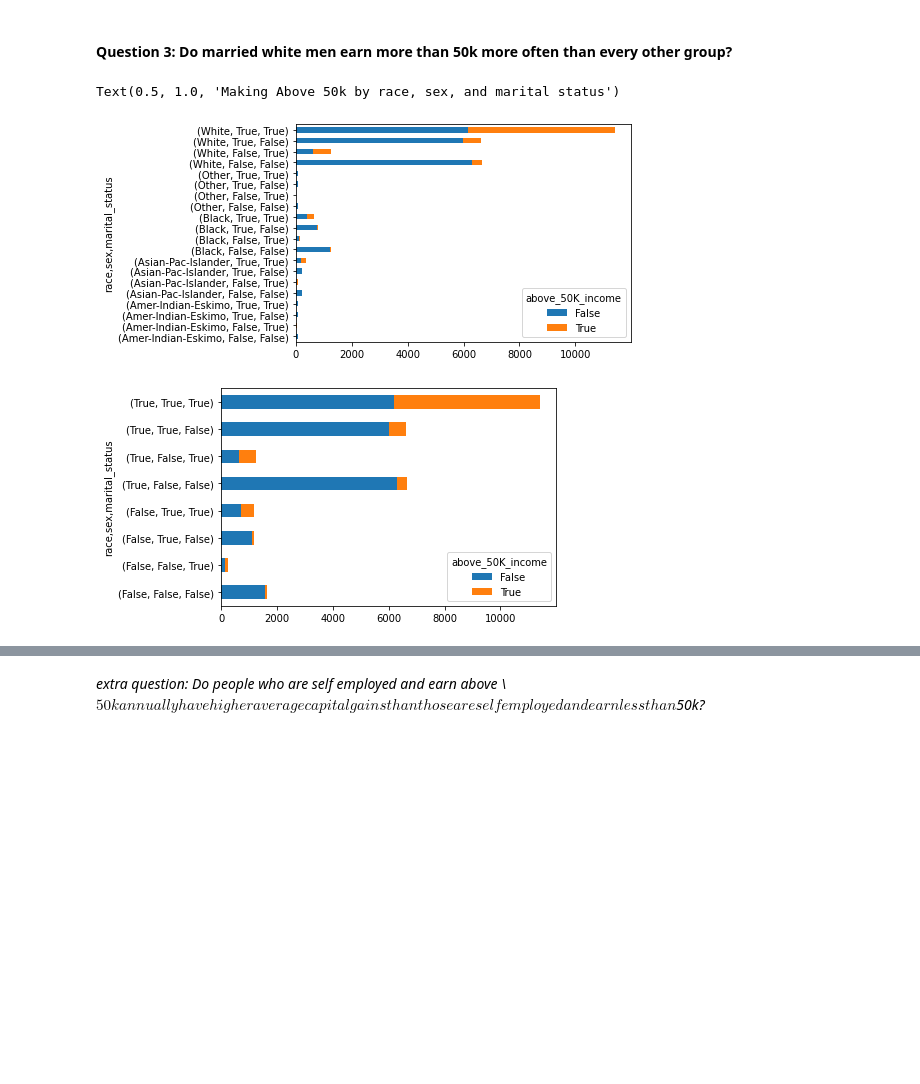
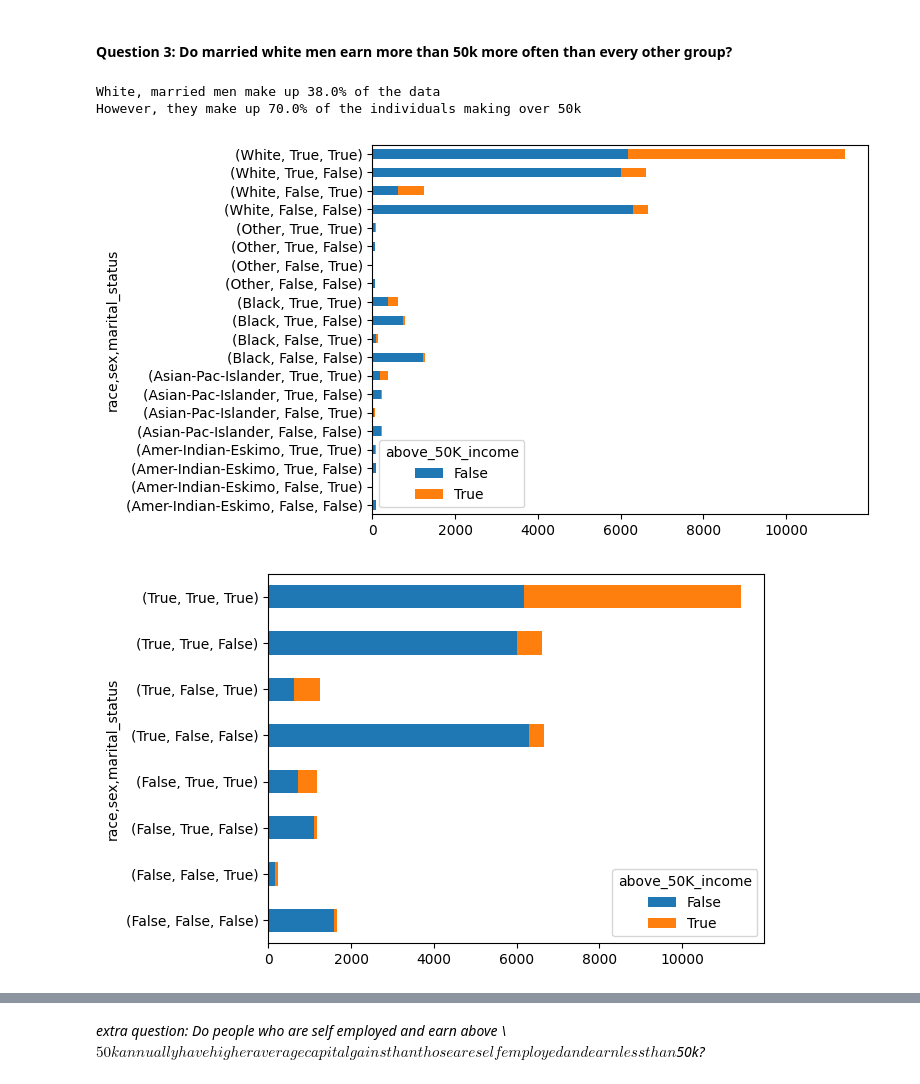
Before and after one commit to mariaherediaa/CS5324-Labs, a Jupyter notebook: Lab1/Lab 1.ipynb, the cells around one changed output, grey strips where cells are left out. Drawn from its saved outputs; the diff is of its cells as text; code cells hidden in the pictures; blank space fills up the shorter version.

```diff
--- a/Lab1/Lab 1.ipynb
+++ b/Lab1/Lab 1.ipynb
@@ -359,20 +359,28 @@ Of individuals with at least a high school education, it seems that the group of
 # %%
 # Original
 pd.crosstab([df['race'], (df['sex'] == 'Male'), (df['marital_status'] == 'Married-civ-spouse')], df['above_50K_income']).plot(kind='barh', stacked=True)
 
 # To whoever is working on this chart, here's two alternatives to think about
 
 # 1.
 pd.crosstab([df['race'] == 'White', (df['sex'] == 'Male'), (df['marital_status'] == 'Married-civ-spouse')], df['above_50K_income']).plot(kind='barh', stacked=True)
 
+white_married_men = (df['race'] == 'White') & (df['sex'] == 'Male') & (df['marital_status'] == 'Married-civ-spouse')
 # 2.
 pd.crosstab(
-    [(df['race'] == 'White') & (df['sex'] == 'Male') & (df['marital_status'] == 'Married-civ-spouse')], df['above_50K_income']
+    [white_married_men], df['above_50K_income']
 ).plot(kind='barh', stacked=True)
 
+plt.title('Making Above 50k by race, sex, and marital status')
 
-plt.title('Making Above 50k by race, sex, and marital status')
+
+percentage_wmm = df[white_married_men].shape[0] / df.shape[0]
+percente_wmm_over_50k = df[white_married_men]['above_50K_income'].sum() / df['above_50K_income'].sum()
+
+print('White, married men make up {}% of the data'.format(round(percentage_wmm * 100, 0)))
+print('However, they make up {}% of the individuals making over 50k'.format(round(percente_wmm_over_50k * 100, 0)))
 # %% [output]
-Text(0.5, 1.0, 'Making Above 50k by race, sex, and marital status')
+White, married men make up 38.0% of the data
+However, they make up 70.0% of the individuals making over 50k
-[figure, old version]
+[figure, new version]
-[figure, old version]
+[figure, new version]
```
Also changed, not shown: parts of 3 cells of this notebook.
